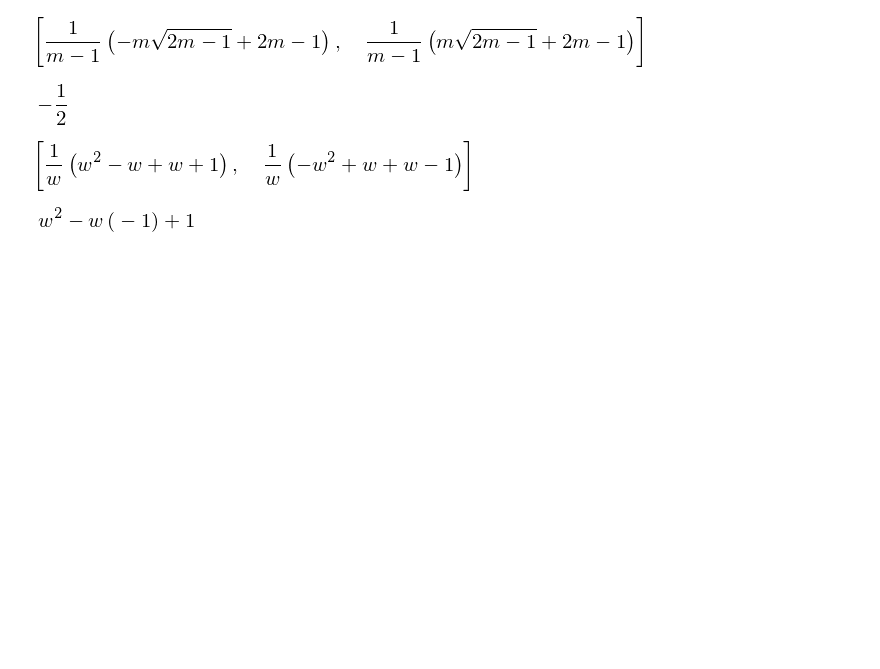
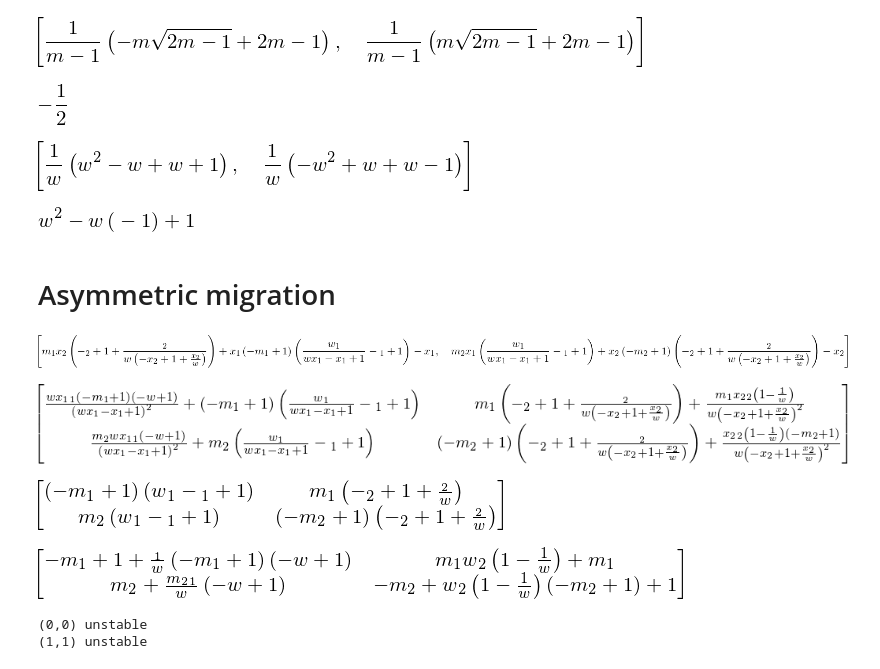
Before and after one commit to yoavram/Sunnyvale, a Jupyter notebook: notebooks/migration analysis.ipynb, the cells around one changed output. Cells and saved outputs as stored; diff of their text form; code cells hidden in the pictures; blank space fills up the shorter version.

Commit message:
stability for asymetric migration

```diff
--- a/notebooks/migration analysis.ipynb
+++ b/notebooks/migration analysis.ipynb
@@ -286,3 +286,5 @@ simplify((2*a+b).as_poly(m).coeffs())
 simplify((1+w-w*ρ+w**2*ρ).factor(w))
 # %% [output]
 [figure]
+# %% [markdown]
+# Asymmetric migration
@@ -288,0 +300,34 @@ simplify((1+w-w*ρ+w**2*ρ).factor(w))
+# %%
+x1, x2, ρ1, ρ2, m1, m2, w1, w2, w, W1, W2 = symbols('x_1 x_2 ρ_1 ρ_2 m_1 m_2 w_1 w_2 w W_1 W_2')
+# %%
+# eq. 19
+w1 = w
+w2 = 1/w
+W1 = w1*x1 + 1-x1
+W2 = w2*x2 + 1-x2
+# γ1 = (1-m) + τ*m
+# γ2 = m + τ*(1-m)
+eqs = [
+    (1-m1)*x1*(w1/W1*ρ1+1-ρ1) + m1*x2*(w2/W2*ρ2+1-ρ2) - x1,
+    m2*x1*(w1/W1*ρ1+1-ρ1) + (1-m2)*x2*(w2/W2*ρ2+1-ρ2) - x2
+]
+eqs
+# %% [output]
+[figure, added]
+# %%
+J = Matrix([
+    [
+        (x1+eqs[0]).diff(x1), (x1+eqs[0]).diff(x2)
+    ],
+    [
+        (x2+eqs[1]).diff(x1), (x2+eqs[1]).diff(x2)
+    ]
+])
+J
+# %% [output]
+[figure, added]
+# %%
+J00 = J.subs({x1:0, x2:0})
+J00
+# %% [output]
+[figure, added]
@@ -288,0 +336,5 @@ simplify((1+w-w*ρ+w**2*ρ).factor(w))
+# %%
+J11 = J.subs({x1:1, x2:1})
+J11
+# %% [output]
+[figure, added]
@@ -288,0 +343,22 @@ simplify((1+w-w*ρ+w**2*ρ).factor(w))
+# %%
+subs={
+    m1: uniform(0, 0.5),
+    m2: uniform(0, 0.5),
+    ρ1: uniform(0, 1),
+    ρ2: uniform(0, 1),
+    w: 2#uniform(0, 1)
+}
+subs[m2] = subs[m1]/2
+subs[ρ1] = subs[ρ2]/2
+
+if λ01.subs(subs)<1 and λ02.subs(subs)<1:
+    print('(0,0) stable')
+else:
+    print('(0,0) unstable')
+if λ11.subs(subs)<1 and λ12.subs(subs)<1:
+    print('(1,1) stable')
+else:
+    print('(1,1) unstable')
+# %% [output]
+(0,0) unstable
+(1,1) unstable
```
Also changed, not shown: parts of 9 cells of this notebook, 1 other file.
